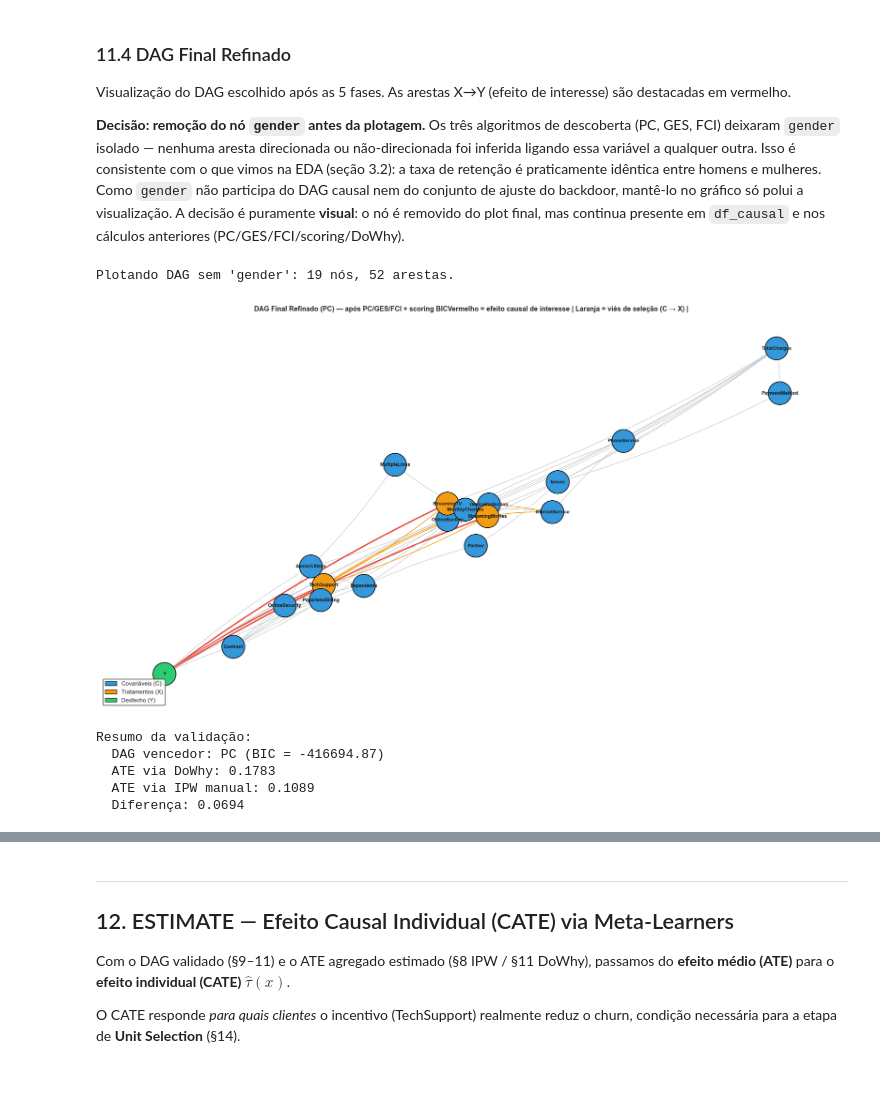
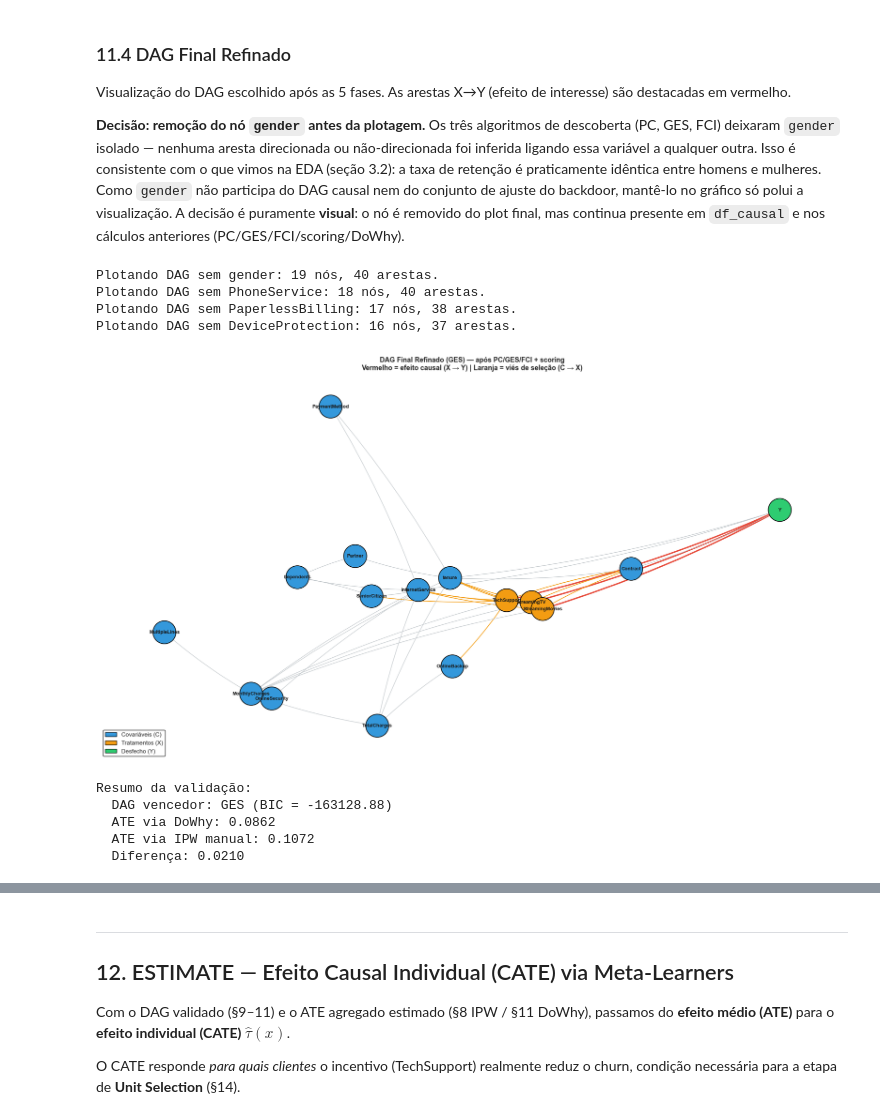
Before and after one commit to tomyt-t/tpcausal, a Jupyter notebook: tpcausal_Lucas.ipynb, the cells around one changed output, grey strips where cells are left out. Cells and saved outputs as stored; diff of their text form; code cells hidden in the pictures; blank space fills up the shorter version.

```diff
--- a/tpcausal_Lucas.ipynb
+++ b/tpcausal_Lucas.ipynb
@@ -1563,13 +1627,8 @@ except ImportError:
     from pgmpy.models import BayesianNetwork as DiscreteBayesianNetwork
 
 # pgmpy exige dados discretos. Discretizamos contínuas em quintis.
-df_score = df.copy()
-for col in df_score.select_dtypes(include="object").columns:
-    df_score[col] = df_score[col].astype("category").cat.codes
-for col in ["tenure", "MonthlyCharges", "TotalCharges"]:
-    df_score[col] = pd.qcut(df_score[col], q=5, labels=False, duplicates="drop").astype(
-        int
-    )
+# 4.2: usar a MESMA discretização da descoberta (df_disc) -> scores comparáveis
+df_score = df_disc.copy()
 
 bic_scorer = BicScore(df_score)
 bdeu_scorer = BDeuScore(df_score, equivalent_sample_size=10)
@@ -1648,6 +1707,8 @@ rows.append(safe_score(list(set_ges), "GES"))
 rows.append(safe_score(stable_edges, "Consenso (>=2)"))
 
 scores_df = pd.DataFrame(rows)
+scores_df["BIC_rank"] = scores_df["BIC"].rank(ascending=False).astype(int)
+scores_df["BDeu_rank"] = scores_df["BDeu"].rank(ascending=False).astype(int)
 print("Scores Bayesianos (BIC e BDeu maiores = melhor):\n")
 scores_df.round(2)
 # %% [output]
@@ -1678,5 +1739,19 @@ for x in TREATMENTS:
         )
         final_edges = final_edges + [(x, "Y")]
 
+# 4.3: forçar tenure e Contract como confounders (background knowledge) no DAG final,
+# garantindo que entrem no conjunto de ajuste de backdoor (eram os mais fortes na §6).
+_G = nx.DiGraph()
+_G.add_nodes_from(node_names)
+_G.add_edges_from(final_edges)
+for _cvar in ["tenure", "Contract"]:
+    for _tgt in ["Y"] + list(TREATMENTS):
+        if _G.has_edge(_tgt, _cvar):
+            _G.remove_edge(_tgt, _cvar)
+        _G.add_edge(_cvar, _tgt)
+        if not nx.is_directed_acyclic_graph(_G):
+            _G.remove_edge(_cvar, _tgt)  # reverte se criar ciclo
+final_edges = list(_G.edges())
+
 print(f"\nDAG final escolhido: {best_row['DAG']} com {len(final_edges)} arestas.")
 # %% [output]
@@ -1823,14 +1985,15 @@ Visualização do DAG escolhido após as 5 fases. As arestas X→Y (efeito de in
 
 **Decisão: remoção do nó `gender` antes da plotagem.** Os três algoritmos de descoberta (PC, GES, FCI) deixaram `gender` isolado — nenhuma aresta direcionada ou não-direcionada foi inferida ligando essa variável a qualquer outra. Isso é consistente com o que vimos na EDA (seção 3.2): a taxa de retenção é praticamente idêntica entre homens e mulheres. Como `gender` não participa do DAG causal nem do conjunto de ajuste do backdoor, mantê-lo no gráfico só polui a visualização. A decisão é puramente **visual**: o nó é removido do plot final, mas continua presente em `df_causal` e nos cálculos anteriores (PC/GES/FCI/scoring/DoWhy).
 # %%
-# Remover 'gender' do plot final: ficou isolado em todos os algoritmos de descoberta
+# Remover nós isolados do plot final: ficaram isolados em todos os algoritmos de descoberta
 # (sem arestas em PC, GES e FCI). Manter polui a visualização sem agregar informação.
 G_plot = G_final.copy()
-if "gender" in G_plot.nodes():
-    G_plot.remove_node("gender")
-print(
-    f"Plotando DAG sem 'gender': {G_plot.number_of_nodes()} nós, {G_plot.number_of_edges()} arestas."
-)
+for isol_node in ["gender", "PhoneService", "PaperlessBilling", "DeviceProtection"]:
+    if isol_node in G_plot.nodes():
+        G_plot.remove_node(isol_node)
+    print(
+        f"Plotando DAG sem {isol_node}: {G_plot.number_of_nodes()} nós, {G_plot.number_of_edges()} arestas."
+    )
 
 fig, ax = plt.subplots(figsize=(20, 11))
 pos_final = nx.spring_layout(G_plot, k=1.8, seed=RANDOM_STATE, iterations=300)
@@ -1882,42 +2045,45 @@ nx.draw_networkx_edges(
 
 from matplotlib.patches import Patch
 
 legend_elements = [
     Patch(facecolor="#3498db", edgecolor="black", label="Covariáveis (C)"),
     Patch(facecolor="#f39c12", edgecolor="black", label="Tratamentos (X)"),
     Patch(facecolor="#2ecc71", edgecolor="black", label="Desfecho (Y)"),
 ]
 ax.legend(
     handles=legend_elements,
     loc="lower left",
     fontsize=11,
     framealpha=0.9,
     edgecolor="black",
 )
 
 ax.set_title(
-    f"DAG Final Refinado ({best_row['DAG']}) — após PC/GES/FCI + scoring BIC"
-    "Vermelho = efeito causal de interesse | Laranja = viés de seleção (C → X) | ",
+    f"DAG Final Refinado ({best_row['DAG']}) — após PC/GES/FCI + scoring\n"
+    "Vermelho = efeito causal (X → Y) | Laranja = viés de seleção (C → X)",
     fontsize=13,
     fontweight="bold",
 )
 ax.axis("off")
 plt.tight_layout()
 plt.show()
 
 print(f"Resumo da validação:")
 print(f"  DAG vencedor: {best_row['DAG']} (BIC = {best_row['BIC']:.2f})")
 print(f"  ATE via DoWhy: {estimate_dw.value:.4f}")
 print(f"  ATE via IPW manual: {ate_ipw:.4f}")
 print(f"  Diferença: {abs(estimate_dw.value - ate_ipw):.4f}")
 # %% [output]
-Plotando DAG sem 'gender': 19 nós, 52 arestas.
+Plotando DAG sem gender: 19 nós, 40 arestas.
+Plotando DAG sem PhoneService: 18 nós, 40 arestas.
+Plotando DAG sem PaperlessBilling: 17 nós, 38 arestas.
+Plotando DAG sem DeviceProtection: 16 nós, 37 arestas.
-[figure, old version]
+[figure, new version]
 Resumo da validação:
-  DAG vencedor: PC (BIC = -416694.87)
-  ATE via DoWhy: 0.1783
-  ATE via IPW manual: 0.1089
-  Diferença: 0.0694
+  DAG vencedor: GES (BIC = -163128.88)
+  ATE via DoWhy: 0.0862
+  ATE via IPW manual: 0.1072
+  Diferença: 0.0210
 # %% [markdown]
 ---
 ## 12. Conclusões Parciais e Próximos Passos
```
Also changed, not shown: parts of 88 cells of this notebook, 3 other files.
